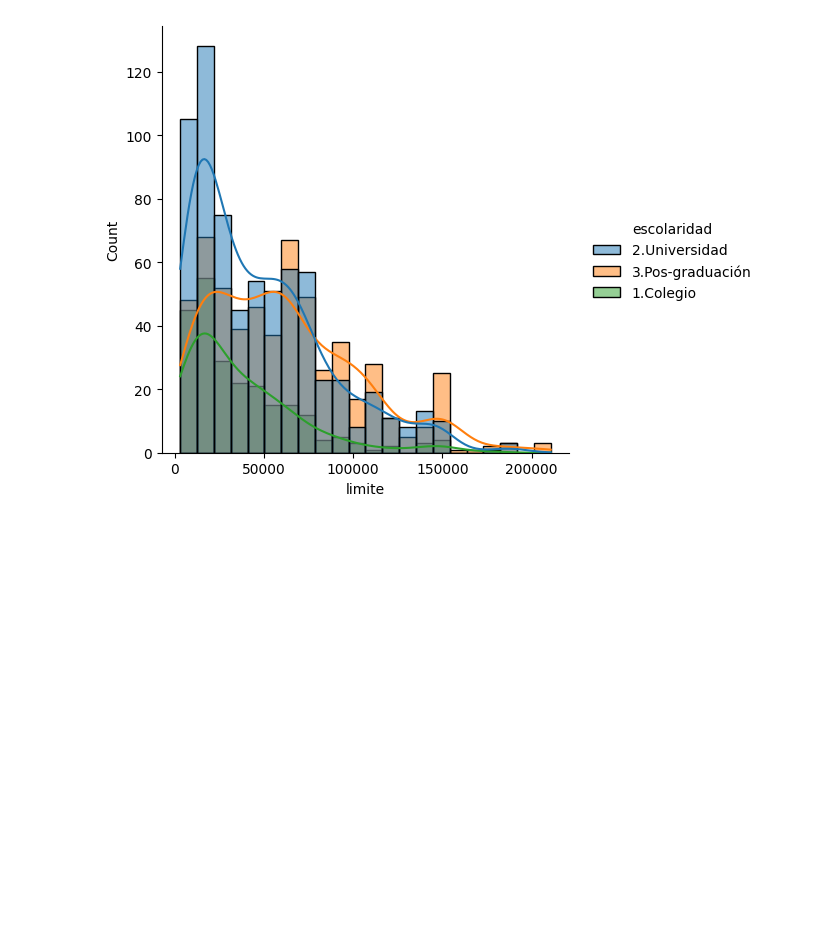
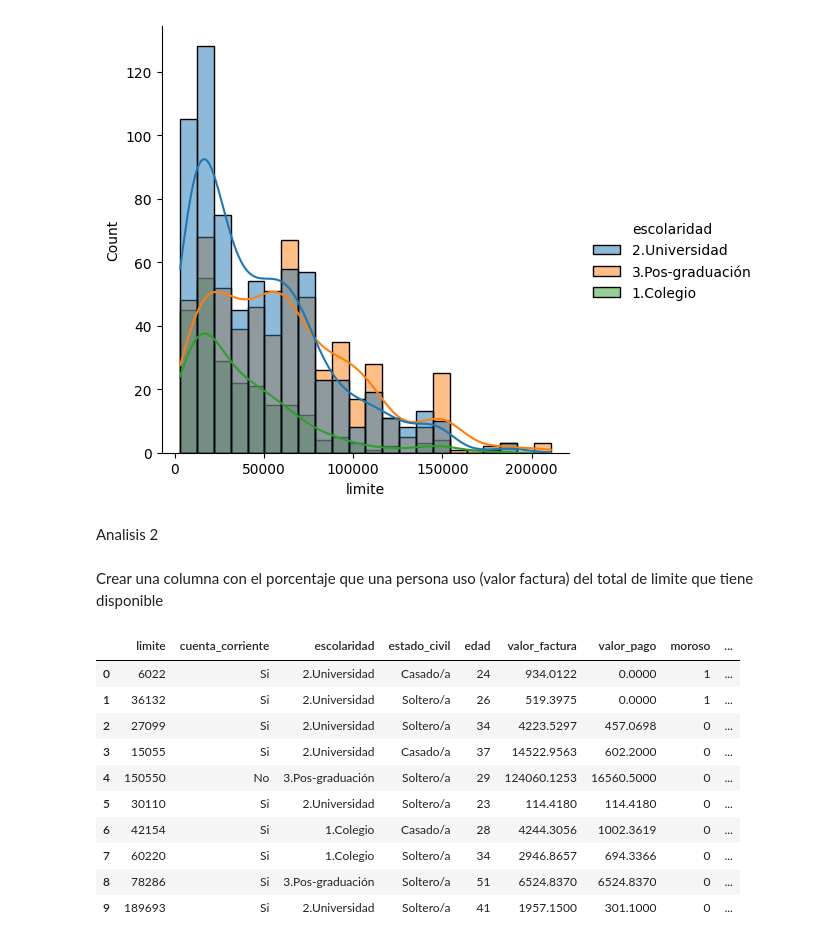
Before and after one commit to AngelMasterr/Python-para-Data-Science, a Jupyter notebook: Data_Visualization - Explorando_con_Seaborn/Empezando_con_seaborn.ipynb, the cells around one changed output. Drawn from its saved outputs; the diff is of its cells as text; code cells hidden in the pictures; blank space fills up the shorter version.

```diff
--- a/Data_Visualization - Explorando_con_Seaborn/Empezando_con_seaborn.ipynb
+++ b/Data_Visualization - Explorando_con_Seaborn/Empezando_con_seaborn.ipynb
@@ -42,3 +44,23 @@ tarjetas.shape
 sns.displot(data=tarjetas, x='limite', hue='escolaridad', kde=True);
 # %% [output]
 [figure]
+# %% [markdown]
+Analisis 2
+# %% [markdown]
+Crear una columna con el porcentaje que una persona uso (valor factura) del total de limite que tiene disponible
+# %%
+# Crear columna que indique el porcentaje que uso segun el limite disponible
+tarjetas['iu'] = tarjetas['valor_factura'] / tarjetas['limite']
+tarjetas.head(10)
+# %% [output]
+|  | limite | cuenta_corriente | escolaridad | estado_civil | edad | valor_factura | valor_pago | moroso | ... |
+| 0 | 6022 | Si | 2.Universidad | Casado/a | 24 | 934.0122 | 0.0000 | 1 | ... |
+| 1 | 36132 | Si | 2.Universidad | Soltero/a | 26 | 519.3975 | 0.0000 | 1 | ... |
+| 2 | 27099 | Si | 2.Universidad | Soltero/a | 34 | 4223.5297 | 457.0698 | 0 | ... |
+| 3 | 15055 | Si | 2.Universidad | Casado/a | 37 | 14522.9563 | 602.2000 | 0 | ... |
+| 4 | 150550 | No | 3.Pos-graduación | Soltero/a | 29 | 124060.1253 | 16560.5000 | 0 | ... |
+| 5 | 30110 | Si | 2.Universidad | Soltero/a | 23 | 114.4180 | 114.4180 | 0 | ... |
+| 6 | 42154 | Si | 1.Colegio | Casado/a | 28 | 4244.3056 | 1002.3619 | 0 | ... |
+| 7 | 60220 | Si | 1.Colegio | Soltero/a | 34 | 2946.8657 | 694.3366 | 0 | ... |
+| 8 | 78286 | Si | 3.Pos-graduación | Soltero/a | 51 | 6524.8370 | 6524.8370 | 0 | ... |
+| 9 | 189693 | Si | 2.Universidad | Soltero/a | 41 | 1957.1500 | 301.1000 | 0 | ... |
```
Also changed, not shown: parts of 6 cells of this notebook.
